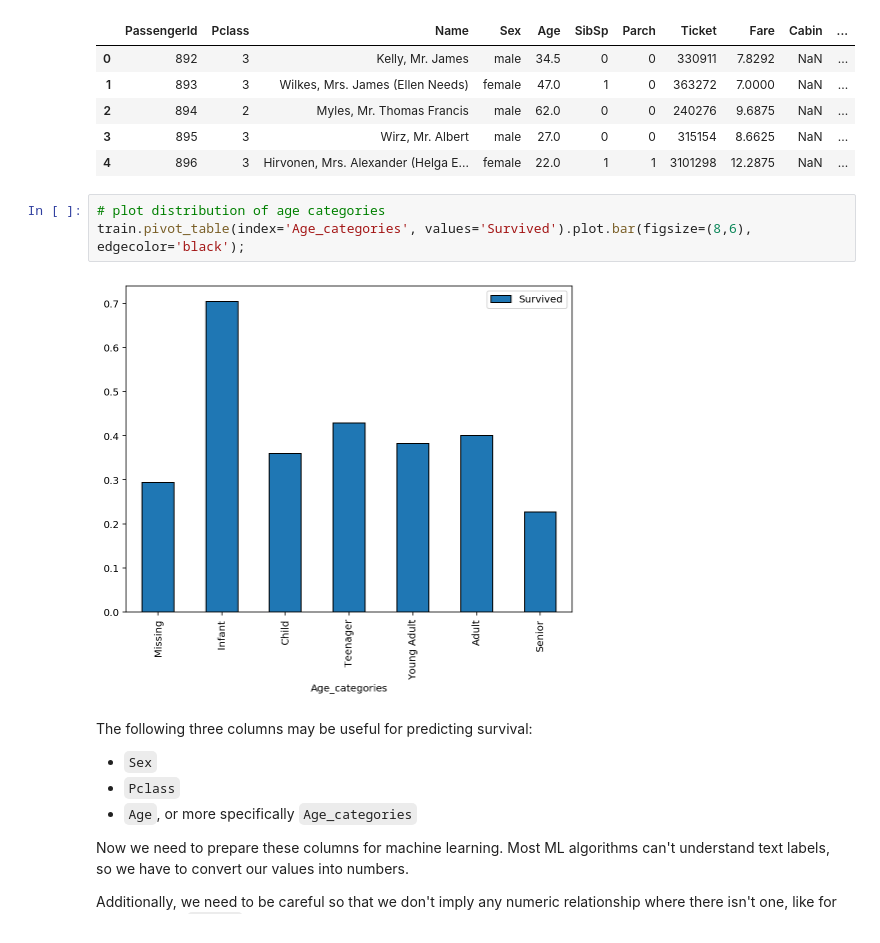
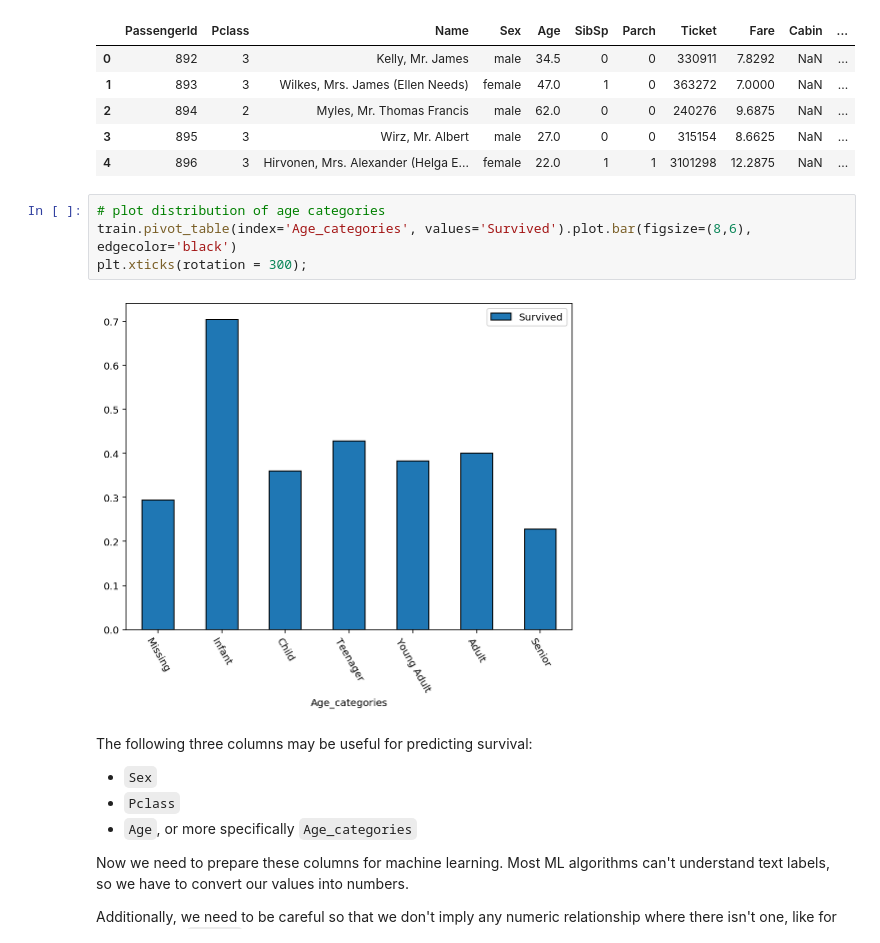
Before and after one commit to Jearny58/joes-dataquest, a Jupyter notebook: courses/kaggle/getting-started-kaggle.ipynb, the cells around one changed output. Saved outputs shown, nothing was run; the diff lists cells and outputs as text.

```diff
--- a/courses/kaggle/getting-started-kaggle.ipynb
+++ b/courses/kaggle/getting-started-kaggle.ipynb
@@ -149,9 +149,10 @@ test.head()
 | 4 | 896 | 3 | Hirvonen, Mrs. Alexander (Helga E... | female | 22.0 | 1 | 1 | 3101298 | 12.2875 | NaN | ... |
 # %%
 # plot distribution of age categories
-train.pivot_table(index='Age_categories', values='Survived').plot.bar(figsize=(8,6), edgecolor='black');
+train.pivot_table(index='Age_categories', values='Survived').plot.bar(figsize=(8,6), edgecolor='black')
+plt.xticks(rotation = 300);
 # %% [output]
-[figure, old version]
+[figure, new version]
 # %% [markdown]
 The following three columns may be useful for predicting survival:
 - `Sex`
```
Also changed, not shown: parts of 12 cells of this notebook.
